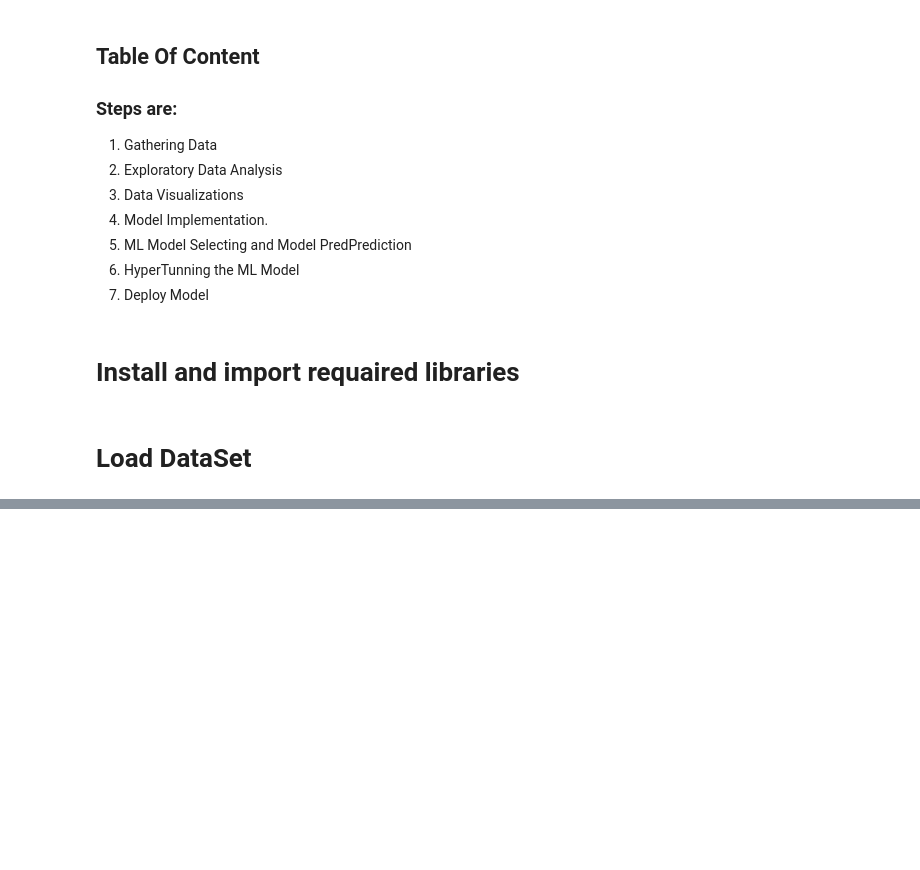
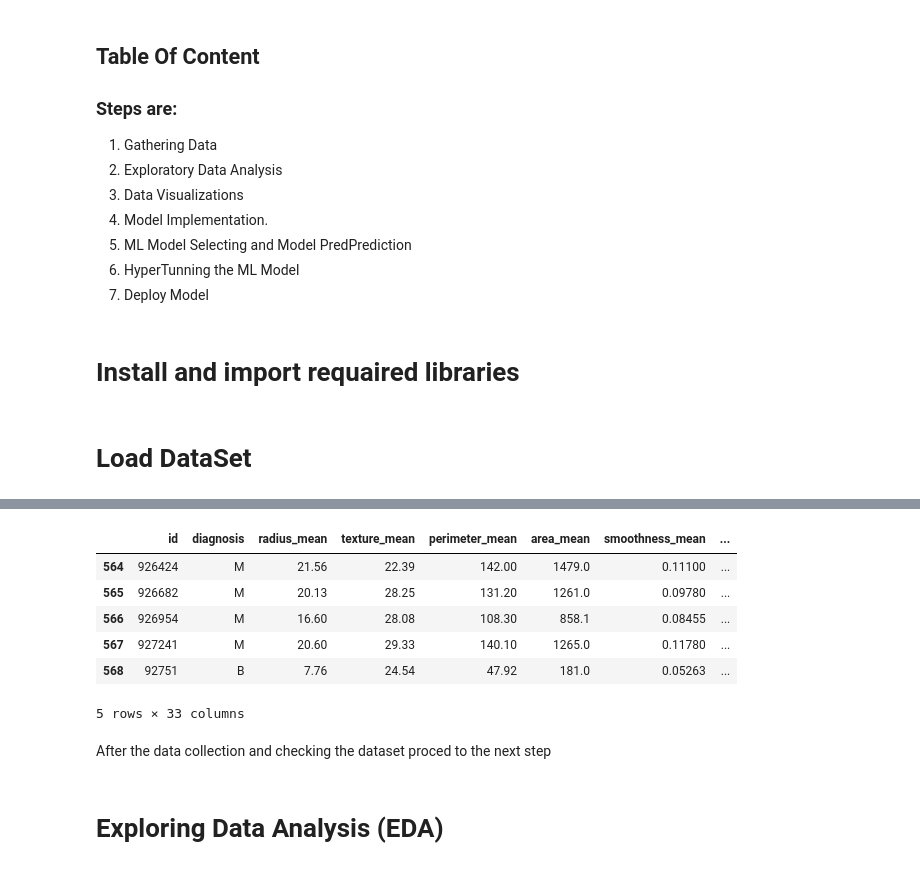
Before and after one commit to adilrasheed139/Breast-Cancer-Prediction, a Jupyter notebook: Predication model.ipynb, the cells around one changed output, grey strips where cells are left out. Saved outputs shown, nothing was run; the diff lists cells and outputs as text; code cells hidden in the pictures; blank space fills up the shorter version.

```diff
--- a/Predication model.ipynb
+++ b/Predication model.ipynb
@@ -53,0 +77,14 @@ data = pd.read_csv(r"C:\Users\innoc\Desktop\Gitwork\Breast-Cancer-Prediction\dat
+# %%
+data.tail()
+# %% [output]
+|  | id | diagnosis | radius_mean | texture_mean | perimeter_mean | area_mean | smoothness_mean | ... |
+| 564 | 926424 | M | 21.56 | 22.39 | 142.00 | 1479.0 | 0.11100 | ... |
+| 565 | 926682 | M | 20.13 | 28.25 | 131.20 | 1261.0 | 0.09780 | ... |
+| 566 | 926954 | M | 16.60 | 28.08 | 108.30 | 858.1 | 0.08455 | ... |
+| 567 | 927241 | M | 20.60 | 29.33 | 140.10 | 1265.0 | 0.11780 | ... |
+| 568 | 92751 | B | 7.76 | 24.54 | 47.92 | 181.0 | 0.05263 | ... |
+5 rows × 33 columns
+# %% [markdown]
+After the data collection and checking the dataset proced to the next step
+# %% [markdown]
+# Exploring Data Analysis (EDA)
```
Also changed, not shown: parts of 17 cells of this notebook.
